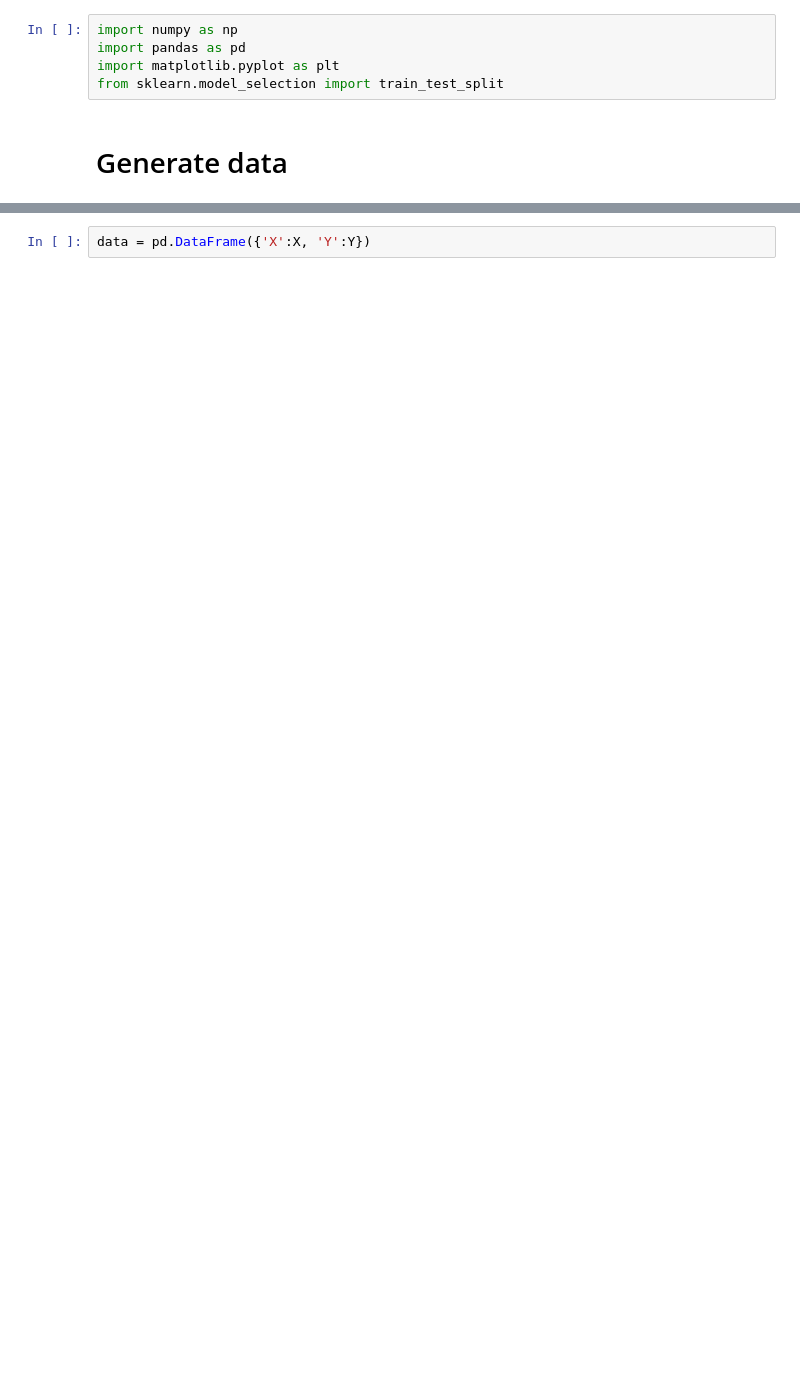
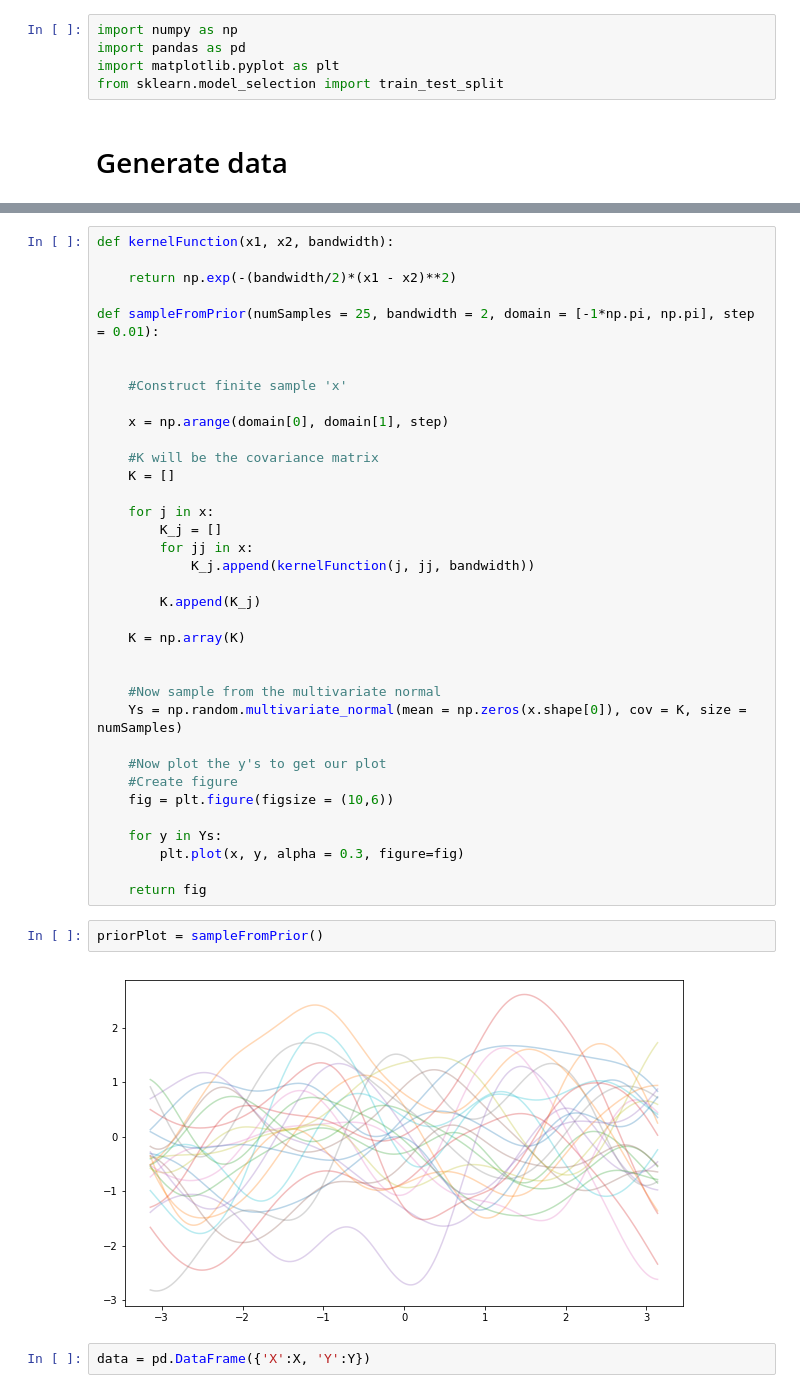
Before and after one commit to openCAML/openCAML.github.io, a Jupyter notebook: Implementations/linearRegression/Gaussian Process.ipynb, the cells around one changed output, grey strips where cells are left out. Saved outputs shown, nothing was run; the diff lists cells and outputs as text; blank space fills up the shorter version.

```diff
--- a/Implementations/linearRegression/Gaussian Process.ipynb
+++ b/Implementations/linearRegression/Gaussian Process.ipynb
@@ -24,3 +22,43 @@ plt.scatter(X,Y)
+# %%
+def kernelFunction(x1, x2, bandwidth):
+
+    return np.exp(-(bandwidth/2)*(x1 - x2)**2)
+
+def sampleFromPrior(numSamples = 25, bandwidth = 2, domain = [-1*np.pi, np.pi], step = 0.01):
+
+
+    #Construct finite sample 'x'
+
+    x = np.arange(domain[0], domain[1], step)
+
+    #K will be the covariance matrix
+    K = []
+
+    for j in x:
+        K_j = []
+        for jj in x:
+            K_j.append(kernelFunction(j, jj, bandwidth))
+
+        K.append(K_j)
+
+    K = np.array(K)
+
+
+    #Now sample from the multivariate normal
+    Ys = np.random.multivariate_normal(mean = np.zeros(x.shape[0]), cov = K, size = numSamples)
+
+    #Now plot the y's to get our plot
+    #Create figure
+    fig = plt.figure(figsize = (10,6))
+
+    for y in Ys:
+        plt.plot(x, y, alpha = 0.3, figure=fig)
+
+    return fig
+# %%
+priorPlot = sampleFromPrior()
+# %% [output]
+[figure, added]
 # %%
 data = pd.DataFrame({'X':X, 'Y':Y})
 # %%
```
Also changed, not shown: parts of 12 cells of this notebook, 14 other files.
